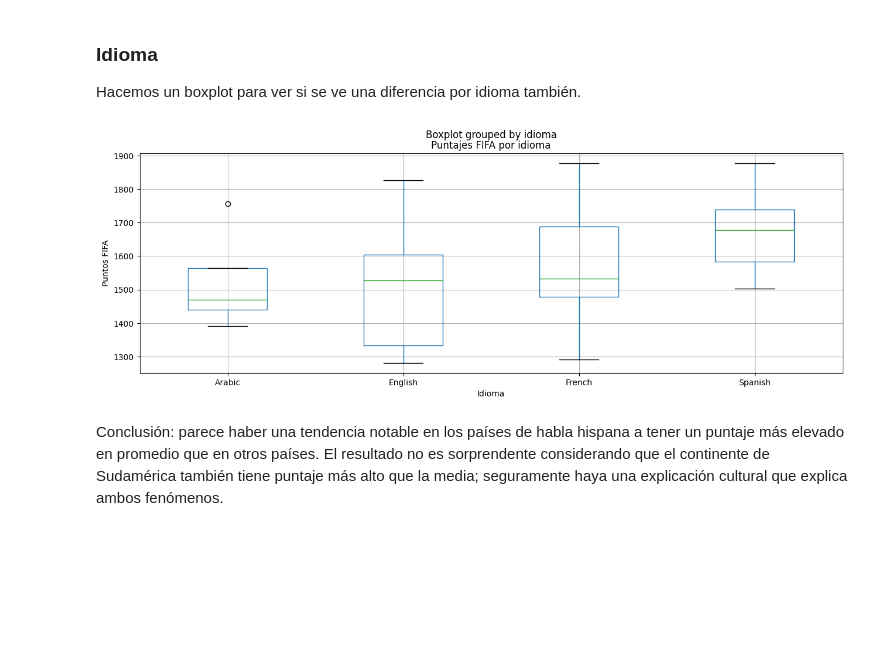
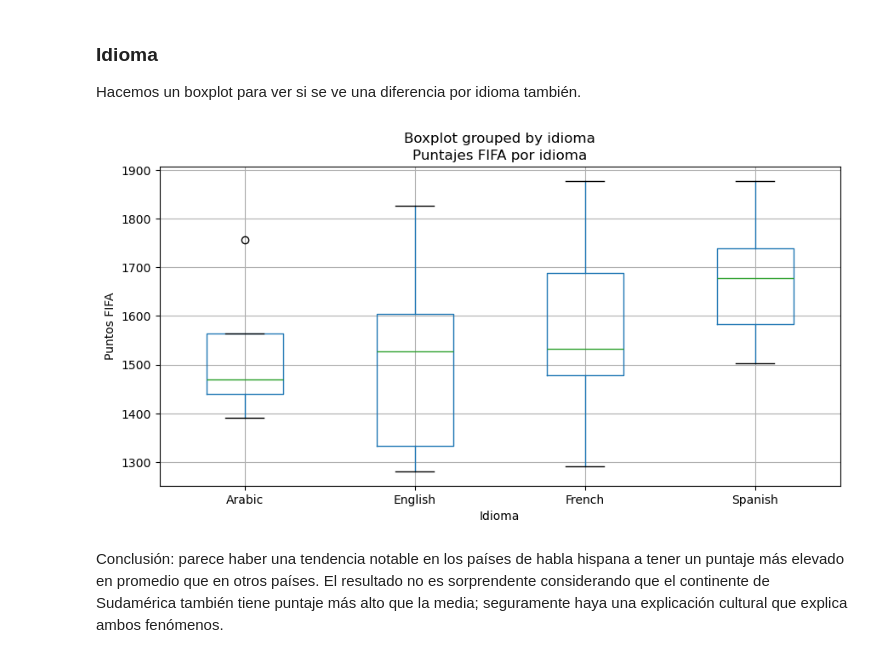
Before and after one commit to gleo1973/tp-laboratorio-mcag-1c2026, a Jupyter notebook: Laboratorio_TP_2026.ipynb, the cells around one changed output. Drawn from its saved outputs; the diff is of its cells as text; code cells hidden in the pictures; blank space fills up the shorter version.

```diff
--- a/Laboratorio_TP_2026.ipynb
+++ b/Laboratorio_TP_2026.ipynb
@@ -479,6 +472,6 @@ columnas = {"team":"pais",
             "gdp" : "pbi",
             "median_age" : "edad_mediana_pais",
             "language" : "idioma",
-            }
+            } #religion se escribe igual en ambos idiomas, asi que no hace falta renombrarla
 df_paises_f.rename(columns=columnas,inplace=True)
 # %% [markdown]
@@ -486,5 +479,5 @@ Generamos una columna de PBI per cápita dividiendo los valores de PBI por la po
 # %%
-df_paises_f["pbi_per_capita"] = df_paises_f["pbi"] / df_paises_f["poblacion"]
+df_paises_f["pbi_per_capita"] = df_paises_f["pbi"]*1000 / df_paises_f["poblacion"]
 # %% [markdown]
 Primero vamos a buscar si hay relación en términos matemáticos entre las variables numéricas. A esos fines, primero revisamos los tipos de variables que tenemos.
 # %%
@@ -648,19 +671,19 @@ Hacemos un boxplot para ver si se ve una diferencia por idioma también.
 # %%
 #uso IA para filtrar y solo tomar los idiomas que tengan más de 3 paises, para que el gráfico sea legible.
 #prompt: "Quiero hacer un boxplot de puntajes FIFA por idioma, pero hay muchos idiomas con solo 1 o 2 países, lo que hace que el gráfico sea difícil de leer.
 #Filtrar el dataframe para quedarme solo con los idiomas que tengan más de 3 países."
 
 df_paises_f_2 = df_paises_f.groupby('idioma').filter(lambda x: len(x) > 3)
 
-df_paises_f_2.boxplot('puntos_FIFA', 'idioma', figsize=(15, 5), grid=True)
+df_paises_f_2.boxplot('puntos_FIFA', 'idioma', figsize=(10, 5), grid=True)
 plt.title("Puntajes FIFA por idioma")
 plt.xlabel("Idioma")
 plt.ylabel("Puntos FIFA")
 plt.savefig("imagenes/boxplot-puntajefifa-idioma.png")
 
 plt.show()
 # %% [output]
-[figure, old version]
+[figure, new version]
 # %% [markdown]
 Conclusión: parece haber una tendencia notable en los países de habla hispana a tener un puntaje más elevado en promedio que en otros países. El resultado no es sorprendente considerando que el continente de Sudamérica también tiene puntaje más alto que la media; seguramente haya una explicación cultural que explica ambos fenómenos.
 # %% [markdown]
```
Also changed, not shown: parts of 23 cells of this notebook, 4 other files.
